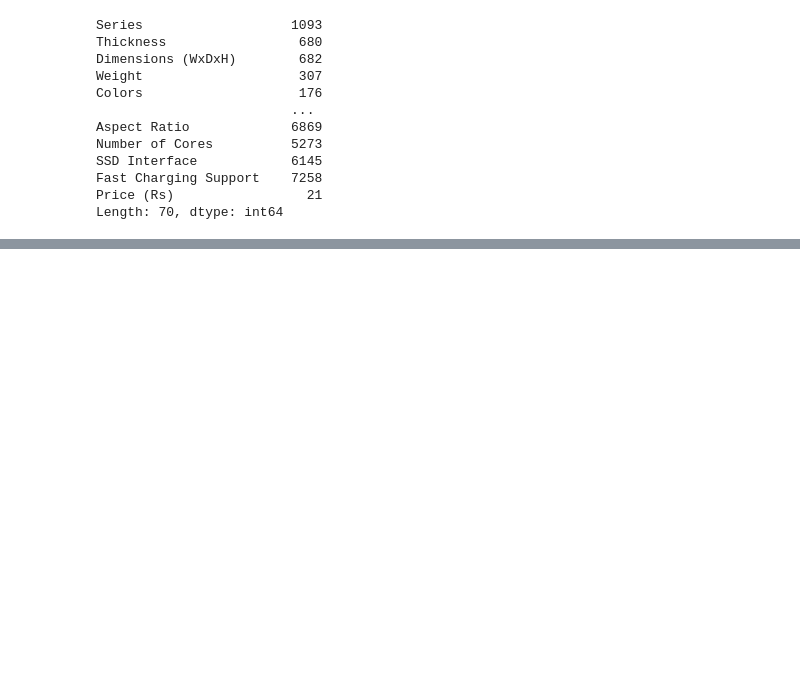
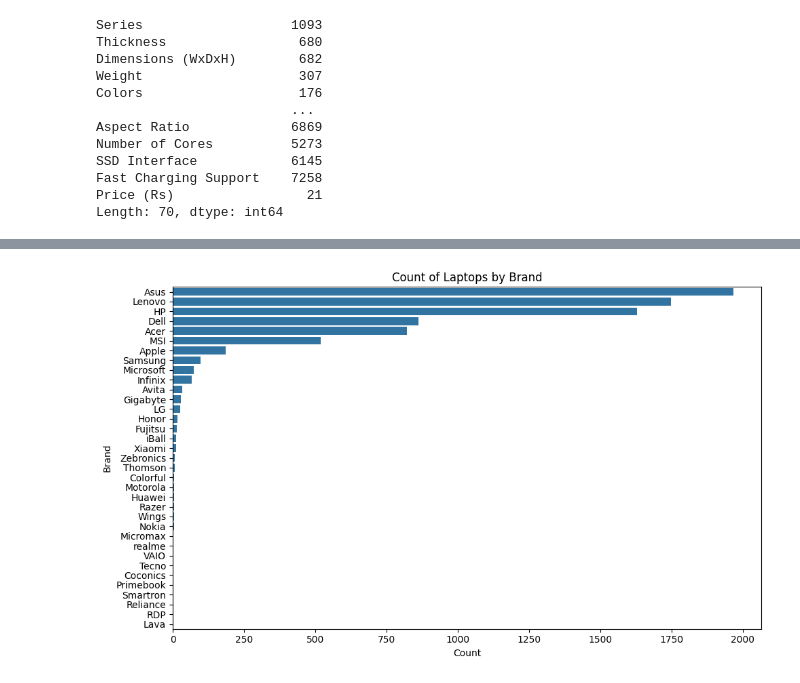
Before and after one commit to aydeeqm/dsrp-ml-notebooks, a Jupyter notebook: notebooks/regression_laptop.ipynb, the cells around one changed output, grey strips where cells are left out. Cells and saved outputs as stored; diff of their text form; code cells hidden in the pictures; blank space fills up the shorter version.

```diff
--- a/notebooks/regression_laptop.ipynb
+++ b/notebooks/regression_laptop.ipynb
@@ -72,0 +94,3 @@ Length: 70, dtype: int64
+# %%
+# Convertir la columna a numérico
+data['Price (Rs)'] = pd.to_numeric(data['Price (Rs)'], errors='coerce')
@@ -72,0 +159,10 @@ Length: 70, dtype: int64
+# %%
+plt.figure(figsize=(10, 6))
+sns.countplot(y='Brand', data=data, order=data['Brand'].value_counts().index)
+plt.title('Count of Laptops by Brand')
+plt.xlabel('Count')
+plt.ylabel('Brand')
+plt.tight_layout()
+plt.show()
+# %% [output]
+[figure, added]
```
Also changed, not shown: parts of 23 cells of this notebook.
